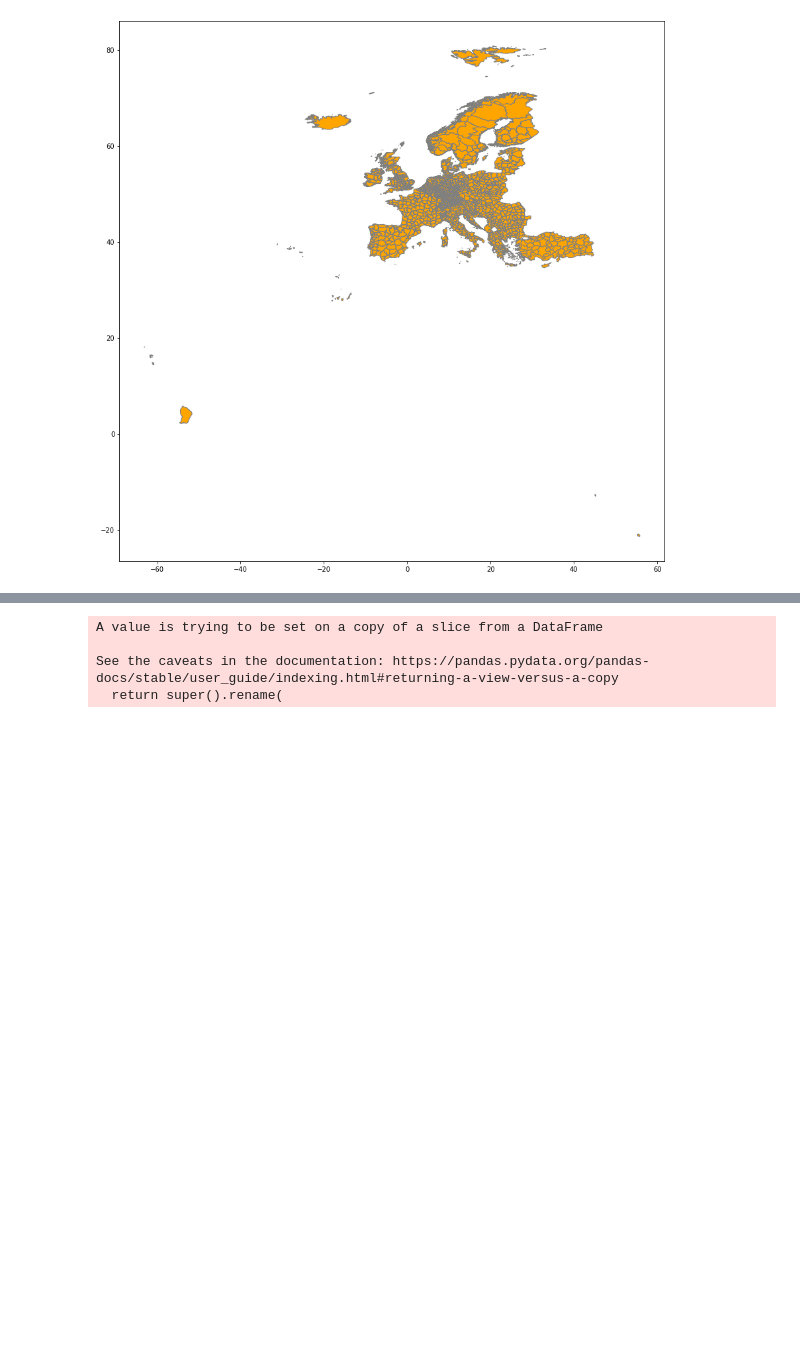
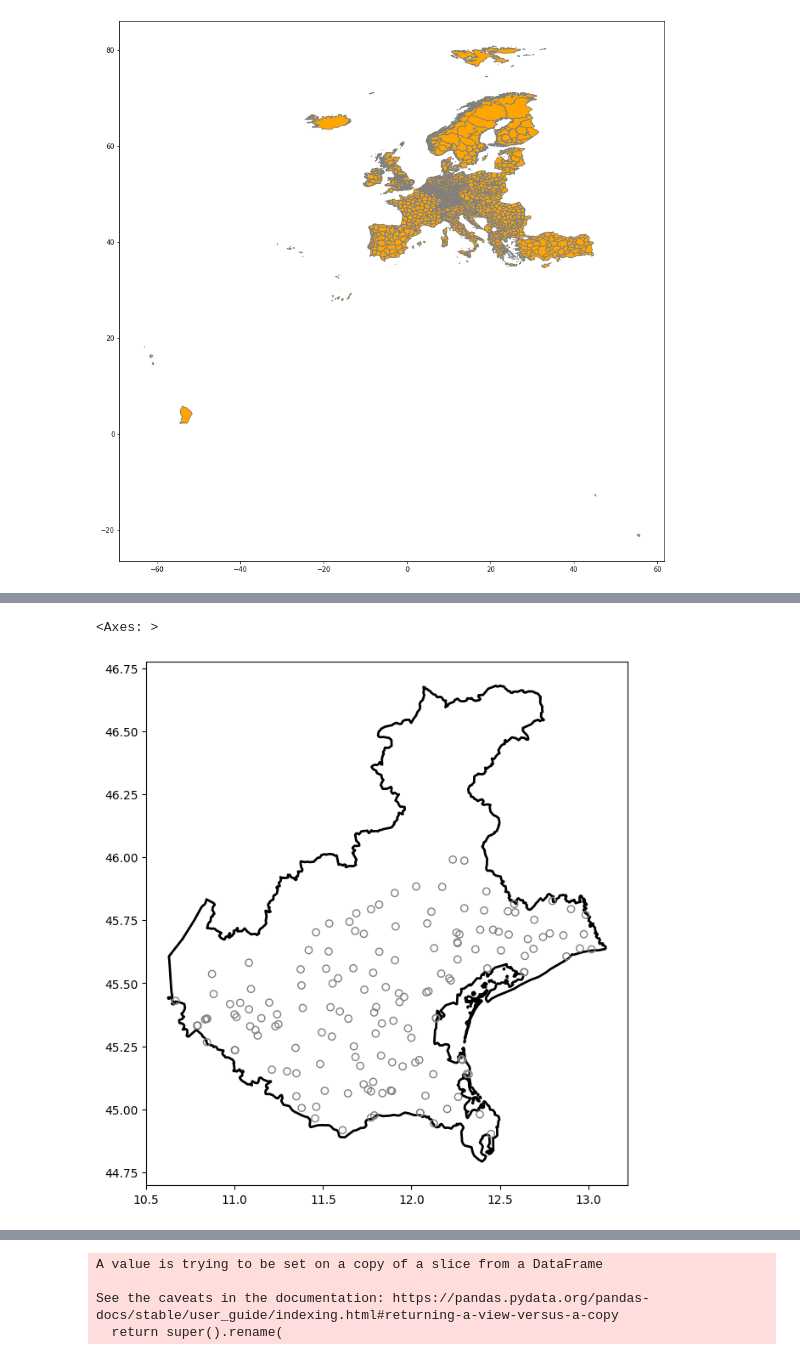
Before and after one commit to dsainidis/MBD-Prediction, a Jupyter notebook: Europe NUTS - LAU/EUR_Process_NUTS.ipynb, the cells around one changed output, grey strips where cells are left out. Cells and saved outputs as stored; diff of their text form; code cells hidden in the pictures; blank space fills up the shorter version.

```diff
--- a/Europe NUTS - LAU/EUR_Process_NUTS.ipynb
+++ b/Europe NUTS - LAU/EUR_Process_NUTS.ipynb
@@ -119,0 +181,8 @@ europe_nuts3.plot(facecolor="none", edgecolor='grey', figsize=(20, 15), color='o
+# %%
+resulting_points = gpd.sjoin(points_gdf, veneto, how="inner", op="within")
+# %%
+ax = veneto.plot(figsize=(8, 8), facecolor="none", edgecolor='black', lw=2)
+resulting_points.plot(facecolor="none", edgecolor='grey', ax=ax, color='orange')
+# %% [output]
+<Axes: >
+[figure, added]
```
Also changed, not shown: parts of 16 cells of this notebook, 18 other files.
